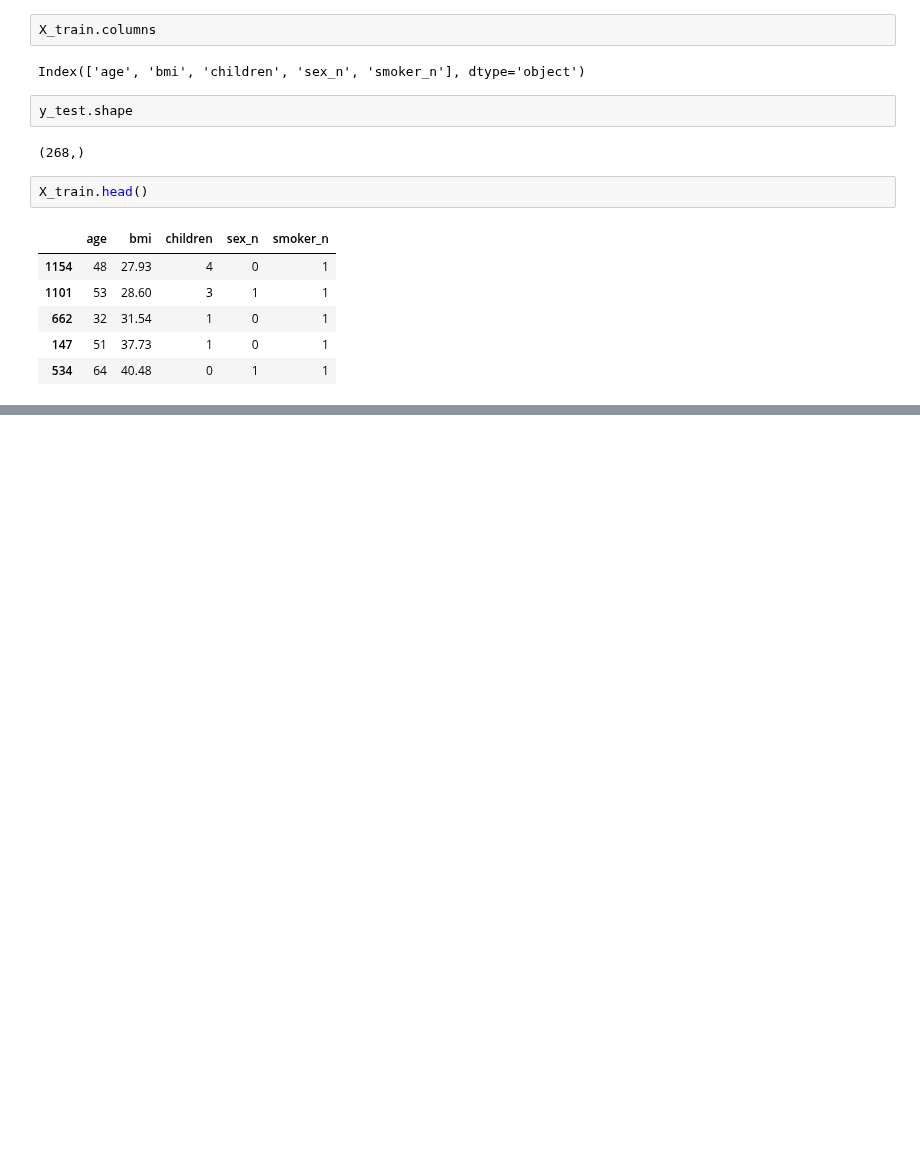
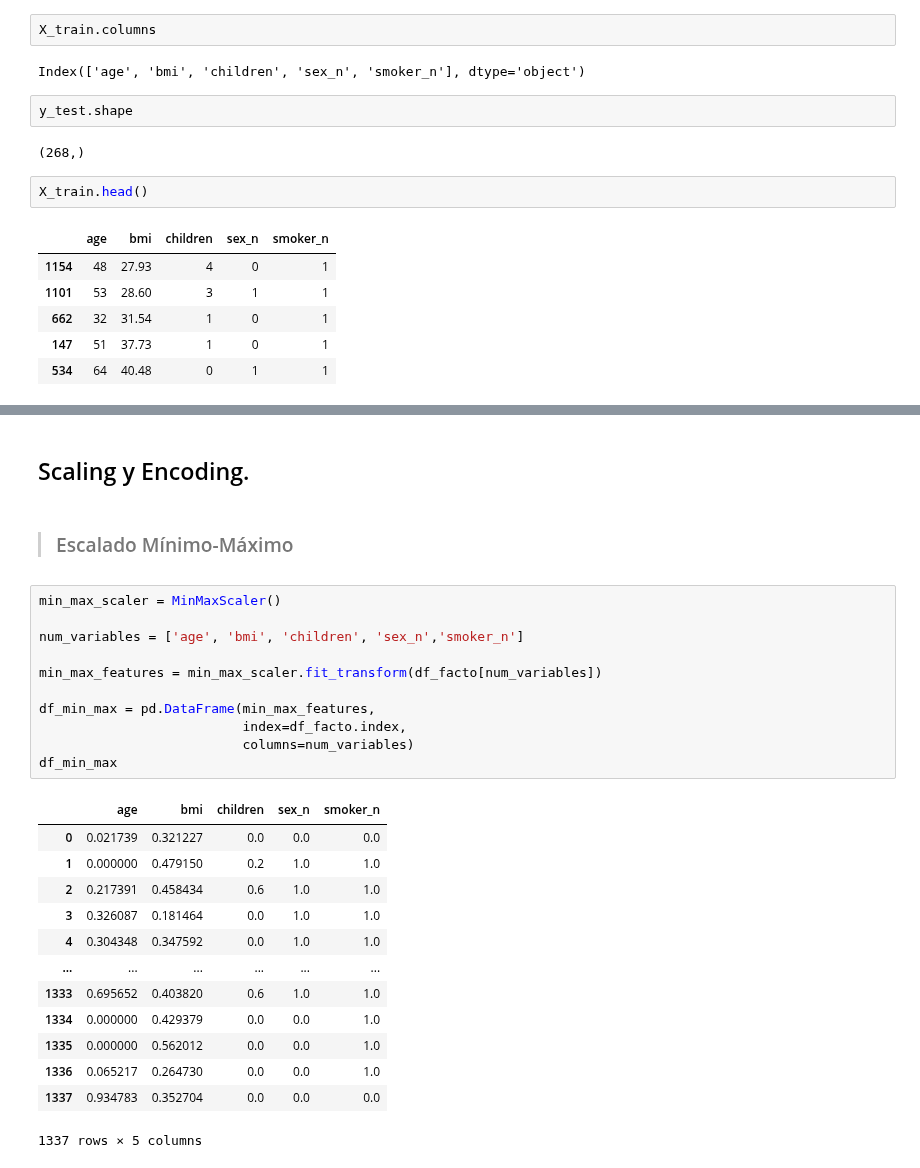
Before and after one commit to 4GeeksAcademy/sarayruiz---Machine-Learning, a Jupyter notebook: src/02-linear-regression-reg-medical-insurance-cost.ipynb, the cells around one changed output, grey strips where cells are left out. Cells and saved outputs as stored; diff of their text form; blank space fills up the shorter version.

```diff
--- a/src/02-linear-regression-reg-medical-insurance-cost.ipynb
+++ b/src/02-linear-regression-reg-medical-insurance-cost.ipynb
@@ -347,0 +364,29 @@ X_train.head()
+# %% [markdown]
+## Scaling y Encoding.
+# %% [markdown]
+> ### Escalado Mínimo-Máximo
+# %%
+min_max_scaler = MinMaxScaler()
+
+num_variables = ['age', 'bmi', 'children', 'sex_n','smoker_n']
+
+min_max_features = min_max_scaler.fit_transform(df_facto[num_variables])
+
+df_min_max = pd.DataFrame(min_max_features,
+                          index=df_facto.index,
+                          columns=num_variables)
+df_min_max
+# %% [output]
+|  | age | bmi | children | sex_n | smoker_n |
+| 0 | 0.021739 | 0.321227 | 0.0 | 0.0 | 0.0 |
+| 1 | 0.000000 | 0.479150 | 0.2 | 1.0 | 1.0 |
+| 2 | 0.217391 | 0.458434 | 0.6 | 1.0 | 1.0 |
+| 3 | 0.326087 | 0.181464 | 0.0 | 1.0 | 1.0 |
+| 4 | 0.304348 | 0.347592 | 0.0 | 1.0 | 1.0 |
+| ... | ... | ... | ... | ... | ... |
+| 1333 | 0.695652 | 0.403820 | 0.6 | 1.0 | 1.0 |
+| 1334 | 0.000000 | 0.429379 | 0.0 | 0.0 | 1.0 |
+| 1335 | 0.000000 | 0.562012 | 0.0 | 0.0 | 1.0 |
+| 1336 | 0.065217 | 0.264730 | 0.0 | 0.0 | 1.0 |
+| 1337 | 0.934783 | 0.352704 | 0.0 | 0.0 | 0.0 |
+1337 rows × 5 columns
```
Also changed, not shown: parts of 24 cells of this notebook, 6 other files.
